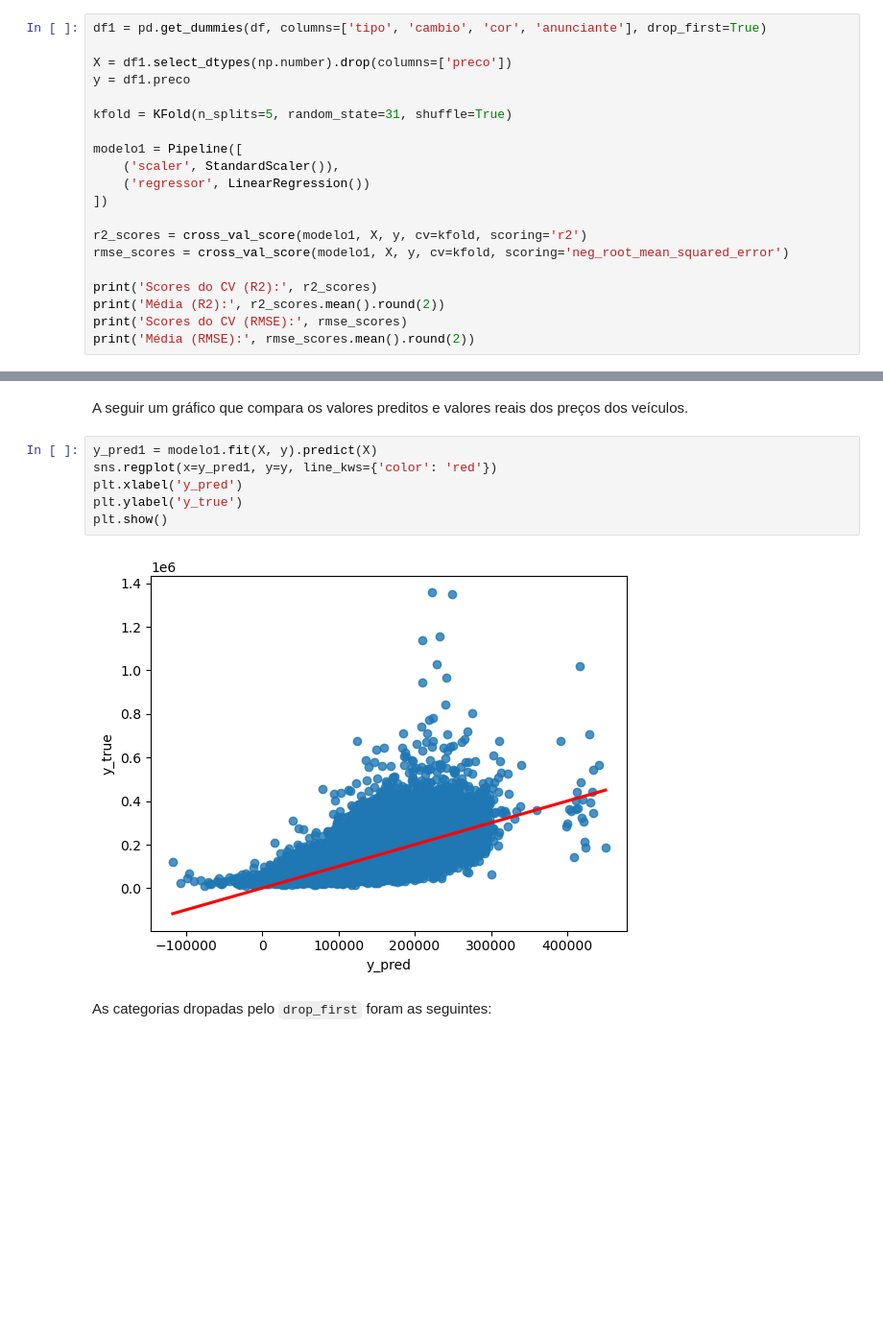
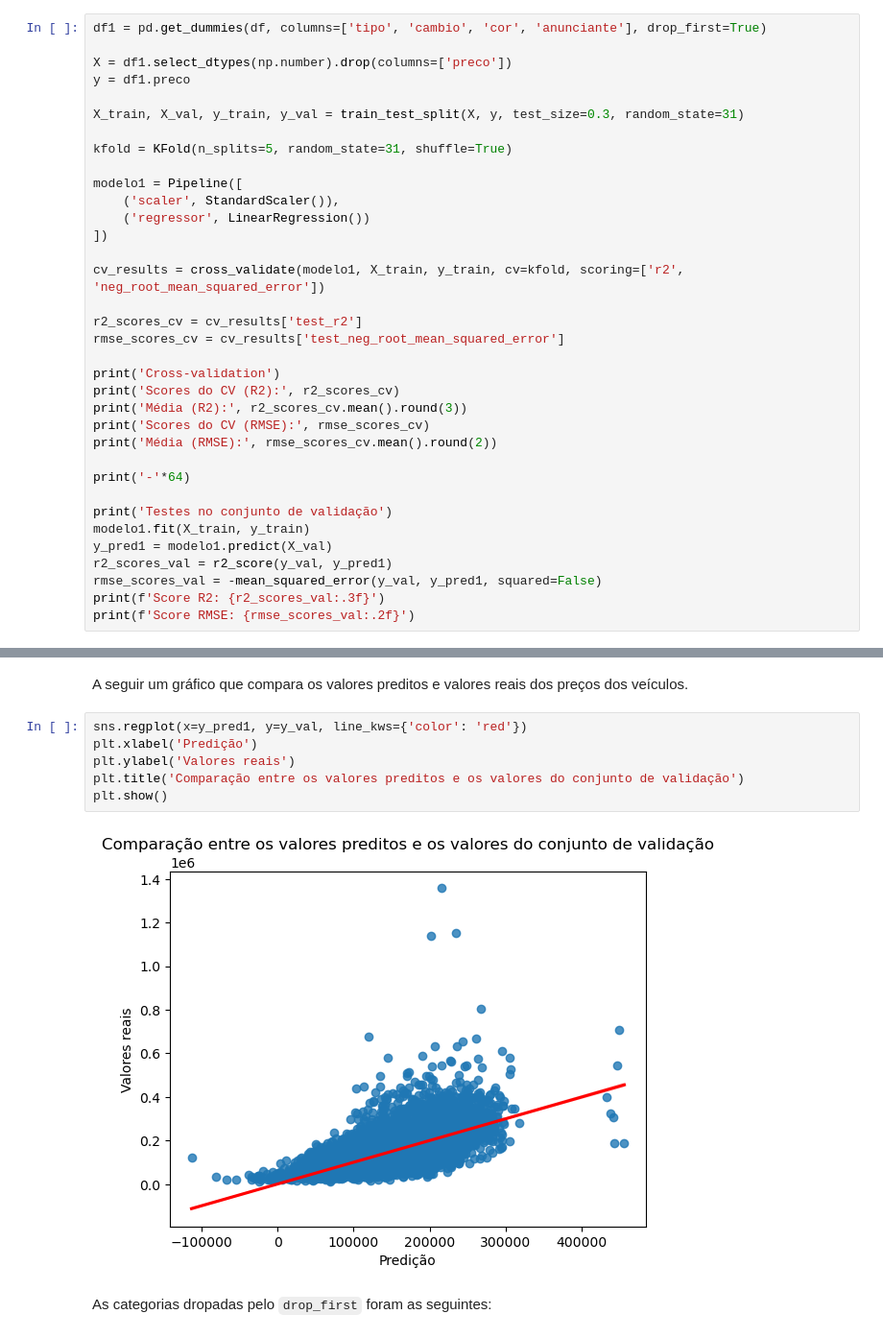
Before and after one commit to renatoinomata/indicium-data-science, a Jupyter notebook: machine_learning.ipynb, the cells around one changed output, grey strips where cells are left out. Shown at 96% size. Drawn from its saved outputs; the diff is of its cells as text; blank space fills up the shorter version.

Commit message:
changes to ml models

```diff
--- a/machine_learning.ipynb
+++ b/machine_learning.ipynb
@@ -71,6 +75,8 @@ df1 = pd.get_dummies(df, columns=['tipo', 'cambio', 'cor', 'anunciante'], drop_f
 
 X = df1.select_dtypes(np.number).drop(columns=['preco'])
 y = df1.preco
+
+X_train, X_val, y_train, y_val = train_test_split(X, y, test_size=0.3, random_state=31)
 
 kfold = KFold(n_splits=5, random_state=31, shuffle=True)
 
@@ -79,11 +85,24 @@ modelo1 = Pipeline([
     ('regressor', LinearRegression())
 ])
 
-r2_scores = cross_val_score(modelo1, X, y, cv=kfold, scoring='r2')
-rmse_scores = cross_val_score(modelo1, X, y, cv=kfold, scoring='neg_root_mean_squared_error')
+cv_results = cross_validate(modelo1, X_train, y_train, cv=kfold, scoring=['r2', 'neg_root_mean_squared_error'])
 
-print('Scores do CV (R2):', r2_scores)
-print('Média (R2):', r2_scores.mean().round(2))
-print('Scores do CV (RMSE):', rmse_scores)
-print('Média (RMSE):', rmse_scores.mean().round(2))
+r2_scores_cv = cv_results['test_r2']
+rmse_scores_cv = cv_results['test_neg_root_mean_squared_error']
+
+print('Cross-validation')
+print('Scores do CV (R2):', r2_scores_cv)
+print('Média (R2):', r2_scores_cv.mean().round(3))
+print('Scores do CV (RMSE):', rmse_scores_cv)
+print('Média (RMSE):', rmse_scores_cv.mean().round(2))
+
+print('-'*64)
+
+print('Testes no conjunto de validação')
+modelo1.fit(X_train, y_train)
+y_pred1 = modelo1.predict(X_val)
+r2_scores_val = r2_score(y_val, y_pred1)
+rmse_scores_val = -mean_squared_error(y_val, y_pred1, squared=False)
+print(f'Score R2: {r2_scores_val:.3f}')
+print(f'Score RMSE: {rmse_scores_val:.2f}')
 # %% [output]
@@ -105,13 +136,13 @@ modelos
 # %% [markdown]
 A seguir um gráfico que compara os valores preditos e valores reais dos preços dos veículos.
 # %%
-y_pred1 = modelo1.fit(X, y).predict(X)
-sns.regplot(x=y_pred1, y=y, line_kws={'color': 'red'})
-plt.xlabel('y_pred')
-plt.ylabel('y_true')
+sns.regplot(x=y_pred1, y=y_val, line_kws={'color': 'red'})
+plt.xlabel('Predição')
+plt.ylabel('Valores reais')
+plt.title('Comparação entre os valores preditos e os valores do conjunto de validação')
 plt.show()
 # %% [output]
-[figure, old version]
+[figure, new version]
 # %% [markdown]
 As categorias dropadas pelo `drop_first` foram as seguintes:
 # %%
```
Also changed, not shown: parts of 82 cells of this notebook.
